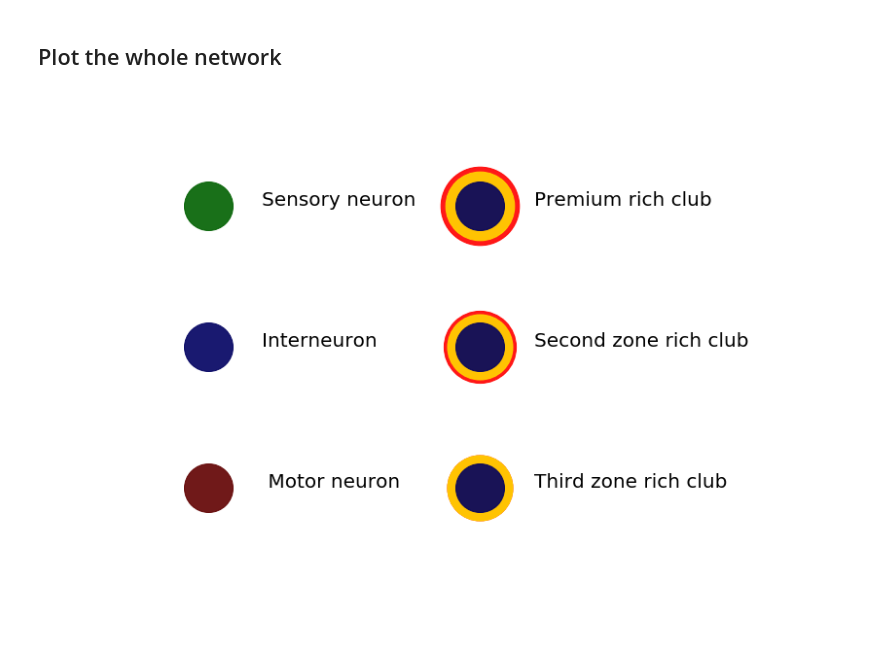
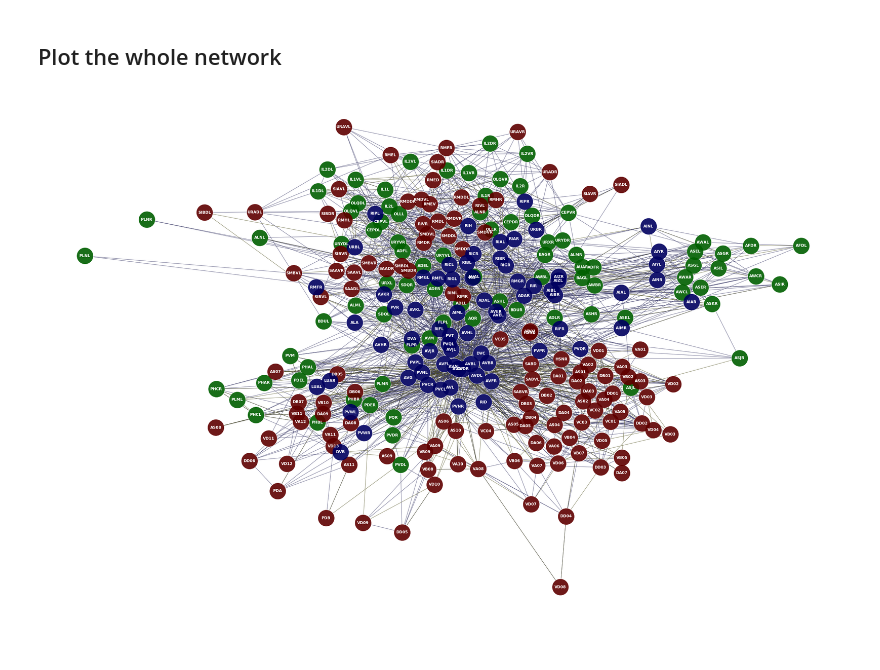
Before and after one commit to MarcJavin/WormConnectome, a Jupyter notebook: Connectome Visualizer.ipynb, the cells around one changed output. Saved outputs shown, nothing was run; the diff lists cells and outputs as text; code cells hidden in the pictures.

Commit message:
curved single conn

```diff
--- a/Connectome Visualizer.ipynb
+++ b/Connectome Visualizer.ipynb
@@ -132,77 +153,58 @@ rich3 = ['AIBR', 'RIAR']
 # %%
-def draw_nodes(pos, G=G, shape='o', category=inters, col='k', size=NODE_SIZE):
+def draw_nodes(pos, shape='o', category=inters, col='k', size=NODE_SIZE, G=G):
             nx.draw_networkx_nodes(G, pos, node_shape=shape, node_color=col,
                                    nodelist=[n for n in G.nodes if n in category],
                                    node_size=size, alpha=0.9)
 
-def draw_rich(pos, G=G, neurs=rich, sk=7000, sr=6500, sg=5000):
-        draw_nodes(pos, G, 'o', neurs, 'white', size=sk)
-        draw_nodes(pos, G, 'o', neurs, 'r', size=sr)
-        draw_nodes(pos, G, 'o', neurs, 'Gold', size=sg)
-        draw_nodes(pos, G, INTER_SHAPE, neurs, INTER_COLOR)
+def draw_rich(pos, neurs=rich, sk=7000, sr=6500, sg=5000, G=G):
+        draw_nodes(pos, 'o', neurs, 'white', sk, G)
+        draw_nodes(pos, 'o', neurs, 'r', sr, G)
+        draw_nodes(pos, 'o', neurs, 'Gold', sg, G)
+        draw_nodes(pos, INTER_SHAPE, neurs, INTER_COLOR, NODE_SIZE, G)
 
-def whole(img_size=25, pos=None):
+def whole(img_size=30, pos=None):
     plt.figure(figsize=(1.5*img_size, img_size))
+    dpi = 2000/img_size
 
 #     ['AIBL', 'AIBR', 'RIAL', 'RIAR', 'RIBL', 'RIBR']
     # pos = nx.layout.bipartite_layout(G, sensors)
     if pos is None:
         pos = nx.layout.spring_layout(G)
 
     draw_nodes(pos, 'o', G.nodes, 'white', size=2700)
     draw_nodes(pos, SENSOR_SHAPE, sensors, SENSOR_COLOR)
     draw_nodes(pos, MOTOR_SHAPE, motors, MOTOR_COLOR)
     draw_nodes(pos, INTER_SHAPE, inters, INTER_COLOR)
 
     nx.draw_networkx_edges(G, pos, edge_color='#303060', node_size=NODE_SIZE, arrowstyle='->', edgelist=G1.edges,
-                           alpha=0.8, width=1, arrowsize=10)
-    nx.draw_networkx_edges(G, pos, edge_color='#505020', node_size=NODE_SIZE, edgelist=G2.edges,
+                           alpha=0., width=1, arrowsize=10)
+    nx.draw_networkx_edges(G, pos, edge_color='#505020', node_size=NODE_SIZE, arrowstyle='->', edgelist=G2.edges,
                            alpha=0.8, width=1)
 
     nx.draw_networkx_labels(G, pos, font_color='w', font_weight='bold')
 
     plt.axis('off')
 
-    plt.draw()
-#     plt.savefig('circ%s.png'%img_size, dpi=400)
+#     plt.draw()
+#     plt.savefig('circ%s.png'%img_size, dpi=dpi)
 
-    draw_rich(pos, rich3, sk=4600, sr=4500, sg=4500)
-    draw_rich(pos, rich2, sk=5600, sr=5500, sg=4500)
-    draw_rich(pos, rich)
+#     draw_rich(pos, rich3, sk=4600, sr=4500, sg=4500)
+#     draw_rich(pos, rich2, sk=5600, sr=5500, sg=4500)
+#     draw_rich(pos, rich)
+
+#     draw_nodes(pos, '*', labs, 'k', size=7500)
+#     draw_nodes(pos, '*', labs, 'w', size=7000)
+#     draw_nodes(pos, '*', labs, 'Gold', size=6000)
+#     nx.draw_networkx_labels(G, pos, labels={l:l for l in labs}, font_color='k', font_weight='bold')
 
     plt.draw()
-#     plt.savefig('circ%s_rich.png'%img_size, dpi=400)
+    plt.savefig('circ%s_rich.png'%img_size, dpi=dpi)
     return pos
 
 
+a = whole(30)
 # poss = []
 # for i in [25,34]:
 #     whole(i, poss[0])
-plt.figure(figsize=(10,10))
-g = nx.Graph()
-nodes = range(9)
-g.add_nodes_from(nodes)
-legends = ['Sensory neuron', 'Interneuron', ' Motor neuron',
-           'Premium rich club', 'Second zone rich club', 'Third zone rich club',
-           '','','']
-pos = {}
-for i in nodes:
-    pos[i] = [10*(i//3),-20*(i%3)]
-    plt.text(pos[i][0]+2, pos[i][1], legends[i], fontsize=20)
-draw_nodes(pos, g, SENSOR_SHAPE, [0], SENSOR_COLOR)
-draw_nodes(pos, g, INTER_SHAPE, [1], INTER_COLOR)
-draw_nodes(pos, g, MOTOR_SHAPE, [2], MOTOR_COLOR)
-draw_rich(pos, g, [3])
-draw_rich(pos, g, [4], sk=5600, sr=5500, sg=4500)
-draw_rich(pos, g, [5], sk=4600, sr=4500, sg=4500)
-nx.draw_networkx_edges(G, pos, edge_color='#303060', node_size=NODE_SIZE, arrowstyle='->', edgelist=[[6,7]],
-                           alpha=0.8, width=1, arrowsize=10)
-nx.draw_networkx_edges(G, pos, edge_color='#505020', node_size=NODE_SIZE, edgelist=[[7,8]],
-                           alpha=0.8, width=1)
-plt.ylim(-60, 15)
-plt.xlim(-5, 15)
-plt.axis('off')
-plt.draw()
-plt.show()
 # %% [output]
-[figure, old version]
+[figure, new version]
```
Also changed, not shown: parts of 4 cells of this notebook, 1 other file.
